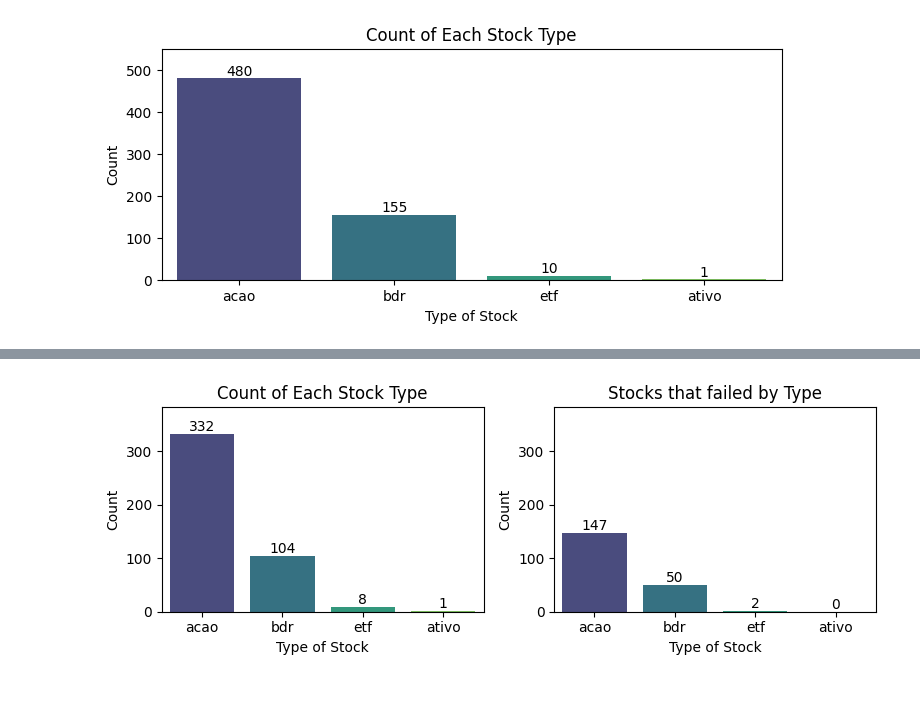
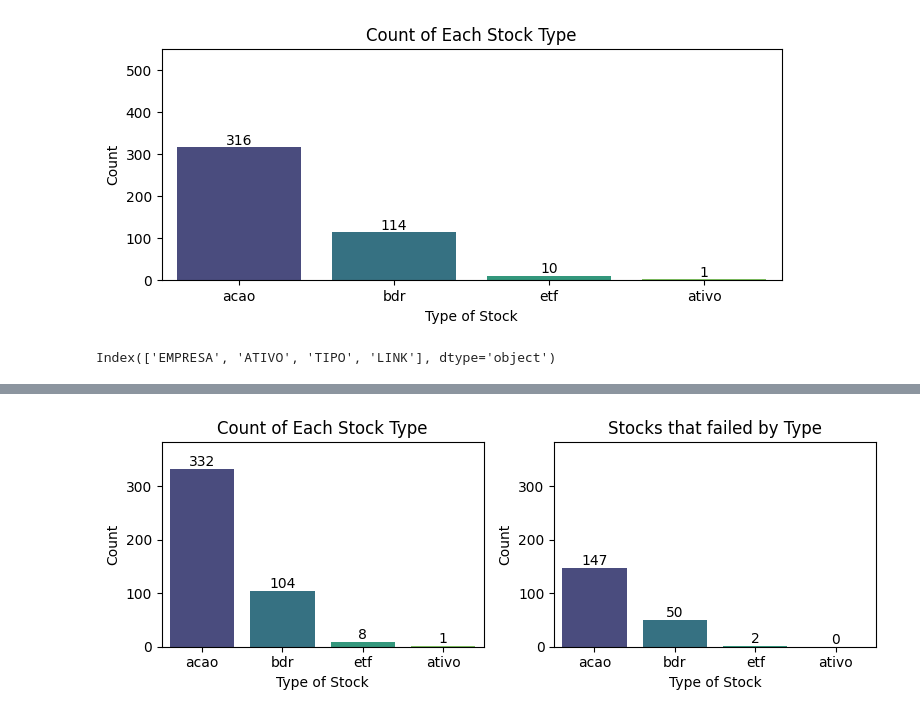
Before and after one commit to eng-robsonsampaio/scrape_stock_market, a Jupyter notebook: scrape_selenium.ipynb, the cells around one changed output, grey strips where cells are left out. Cells and saved outputs as stored; diff of their text form; code cells hidden in the pictures.

```diff
--- a/scrape_selenium.ipynb
+++ b/scrape_selenium.ipynb
@@ -78,23 +78,25 @@ def scrape_stock_list(url="https://www.infomoney.com.br/cotacoes/empresas-b3/"):
 df_stocks = pd.DataFrame(scrape_stock_list())
 # %%
 df_stocks.to_csv('output/stock_list.csv', sep=';', index=False)
+# %%
+df_stocks = df_stocks[~df_stocks['ATIVO'].str.endswith('F')].copy()
 # %%
 import matplotlib.pyplot as plt
 import seaborn as sns
 
 # Criar um gráfico de barras usando seaborn
 fig = plt.figure(figsize=(8, 3))
-ax = sns.countplot(x='type', data=df_stocks[df_stocks['type']!='fii'], palette='viridis')
+ax = sns.countplot(x='TIPO', data=df_stocks[df_stocks['TIPO']!='fii'], palette='viridis')
 plt.xlabel('Type of Stock')
 plt.ylabel('Count')
 plt.title('Count of Each Stock Type')
 plt.ylim(top=550)
 # Adicionar a quantidade acima de cada barra
 for p in ax.patches:
     ax.annotate(f'{int(p.get_height())}', (p.get_x() + p.get_width() / 2., p.get_height()),
                 ha='center', va='center', xytext=(0, 5), textcoords='offset points')
 # %% [output]
-[figure, old version]
+[figure, new version]
 # %%
 def click_on_element(driver, method, path, wait_time=15):
     try:
@@ -259,6 +260,10 @@ def get_stock_data(url, tipo, ativo):
 header_df = ['ATIVO', 'TIPO', 'DATA', 'ABERTURA', 'FECHAMENTO', 'VARIACAO', 'MINIMO', 'MAXIMO', 'VOLUME']
 df_resultados = pd.DataFrame(columns=header_df)
 df_fail = pd.DataFrame(columns=['ATIVO', 'TIPO', 'LINK'])
+# %%
+df_stocks.columns
+# %% [output]
+Index(['EMPRESA', 'ATIVO', 'TIPO', 'LINK'], dtype='object')
 # %%
 num_of_assets = df_stocks.shape[0]
 num_loaded = 0
```
Also changed, not shown: parts of 7 cells of this notebook.
